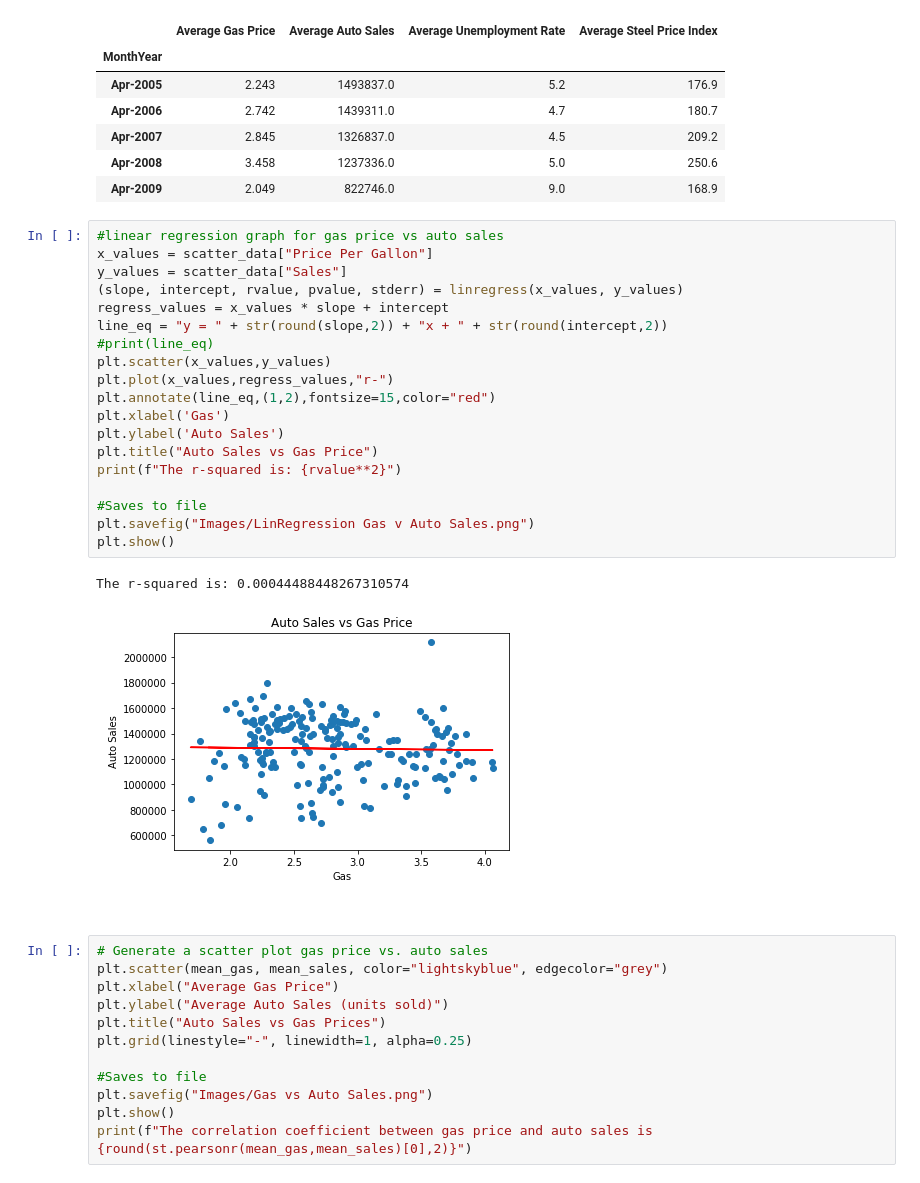
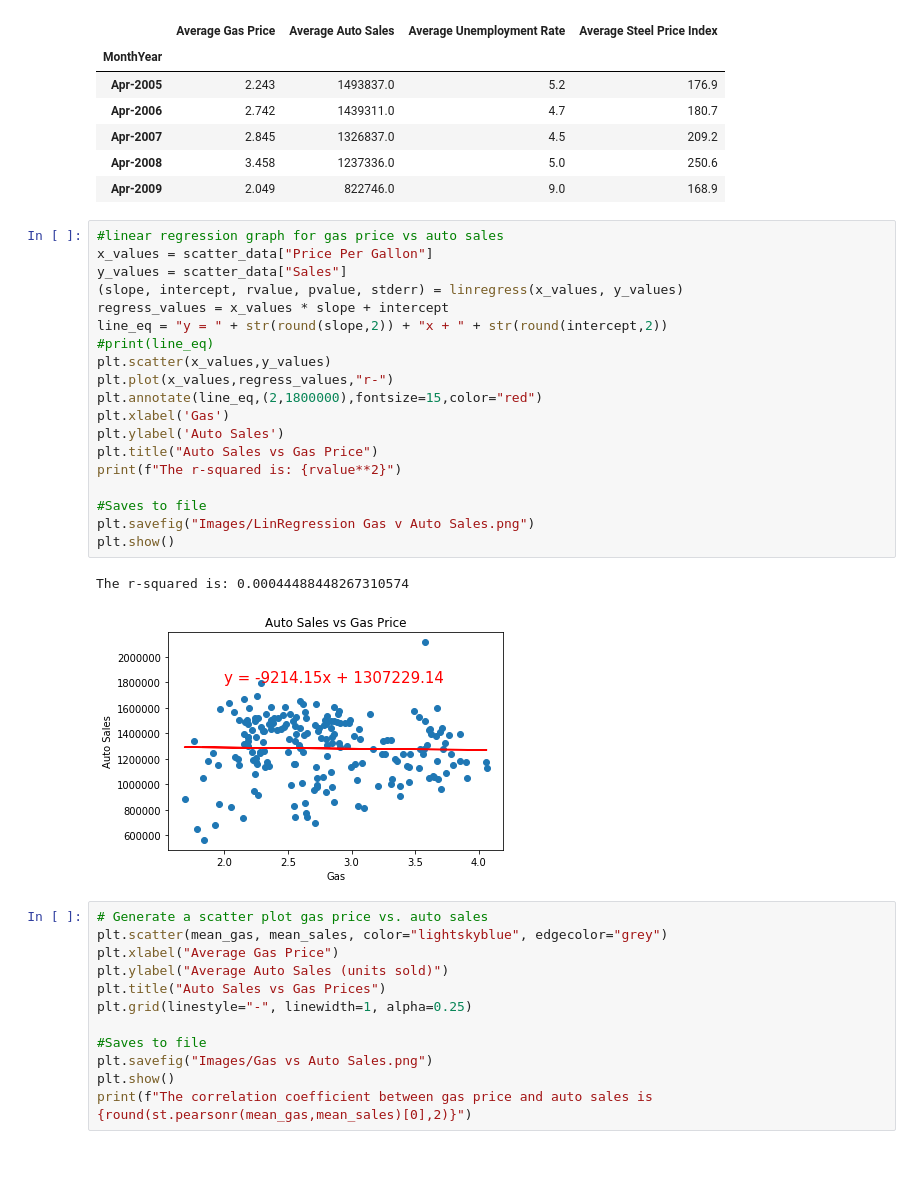
Before and after one commit to michelleherman13/auto-sales, a Jupyter notebook: data/Scatter_plots.ipynb, the cells around one changed output. Cells and saved outputs as stored; diff of their text form.

```diff
--- a/data/Scatter_plots.ipynb
+++ b/data/Scatter_plots.ipynb
@@ -43,25 +43,25 @@ summary_mean.head()
 # %%
 #linear regression graph for gas price vs auto sales
 x_values = scatter_data["Price Per Gallon"]
 y_values = scatter_data["Sales"]
 (slope, intercept, rvalue, pvalue, stderr) = linregress(x_values, y_values)
 regress_values = x_values * slope + intercept
 line_eq = "y = " + str(round(slope,2)) + "x + " + str(round(intercept,2))
 #print(line_eq)
 plt.scatter(x_values,y_values)
 plt.plot(x_values,regress_values,"r-")
-plt.annotate(line_eq,(1,2),fontsize=15,color="red")
+plt.annotate(line_eq,(2,1800000),fontsize=15,color="red")
 plt.xlabel('Gas')
 plt.ylabel('Auto Sales')
 plt.title("Auto Sales vs Gas Price")
 print(f"The r-squared is: {rvalue**2}")
 
 #Saves to file
 plt.savefig("Images/LinRegression Gas v Auto Sales.png")
 plt.show()
 # %% [output]
 The r-squared is: 0.00044488448267310574
-[figure, old version]
+[figure, new version]
 # %%
 # Generate a scatter plot gas price vs. auto sales
 plt.scatter(mean_gas, mean_sales, color="lightskyblue", edgecolor="grey")
```
Also changed, not shown: parts of 2 cells of this notebook, 5 other files.
